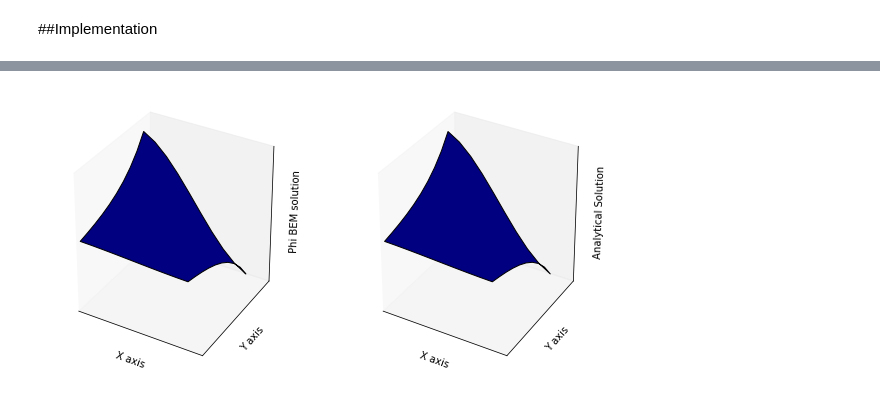
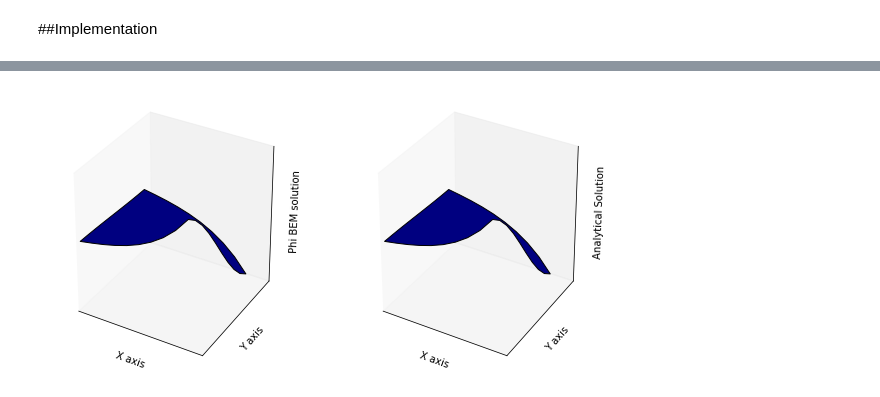
Before and after one commit to cdohl/PAP751, a Jupyter notebook: Boundary Element Method/Introduction Laplace.ipynb, the cells around one changed output, grey strips where cells are left out. Drawn from its saved outputs; the diff is of its cells as text; code cells hidden in the pictures.

```diff
--- a/Boundary Element Method/Introduction Laplace.ipynb
+++ b/Boundary Element Method/Introduction Laplace.ipynb
@@ -515,7 +515,7 @@ The code below sets up the geometry and boundary condition, obtains the missing
 #Sets up geometry and boundaries
 
 #number of elements per side
-N0=40
+N0=100
 #total number of elements
 N=4*N0
 dl=1./N0 #all boundary elements are of the same length (check!)
@@ -538,7 +538,7 @@ BCV=np.zeros(N)
 #define the positions of the boundaries
 for i in range(N0):
     xb[i]=i*dl           #bottom
-    yb[1]=0.
+    yb[i]=0.
     xb[N0+i]=1.          #right
     yb[N0+i]=xb[i]
     xb[2*N0+i]=1.-xb[i]  #top
@@ -582,33 +582,33 @@ x = np.linspace(.1,.9,Npint)
 y = np.linspace(.1,.9,Npint)
 X, Y = np.meshgrid(x,y)
 
 phi_bem=np.zeros((Npint,Npint))
 phi_ana=np.zeros((Npint,Npint))
 
 for i in range(X.size):
     phi_bem.flat[i]=CELAP2(N,X.flat[i],Y.flat[i],xb,yb,nx,ny,lg,phi,dphi)
     phi_ana.flat[i]=np.sinh(np.pi*X.flat[i])*np.cos(np.pi*Y.flat[i])
 
 phi_ana=phi_ana/np.sinh(np.pi)
 
 fig = plt.figure(figsize=(10,5), dpi=100) ##the figsize parameter can be used to produce different sized images
 #Plot the BEM Solution
 ax1 = fig.add_subplot(1, 2, 1, projection='3d')
-ax1.plot_surface(X,Y,pint.T[:])
+ax1.plot_surface(X,Y,phi_bem[:])
 ax1.set_xlabel('X axis')
 ax1.set_ylabel('Y axis')
 ax1.set_zlabel('Phi BEM solution')
 ax1.set_xticks([])
 ax1.set_yticks([])
 ax1.set_zticks([])
 #Plot the Analytical Solution, see Eq. (41)
 ax2 = fig.add_subplot(1, 2, 2, projection='3d')
-ax2.plot_surface(X,Y,phi_ana.T[:])
+ax2.plot_surface(X,Y,phi_ana[:])
 ax2.set_xlabel('X axis')
 ax2.set_ylabel('Y axis')
 ax2.set_zlabel('Analytical Solution');
 ax2.set_xticks([])
 ax2.set_yticks([])
 ax2.set_zticks([]);
 # %% [output]
-[figure, old version]
+[figure, new version]
```
